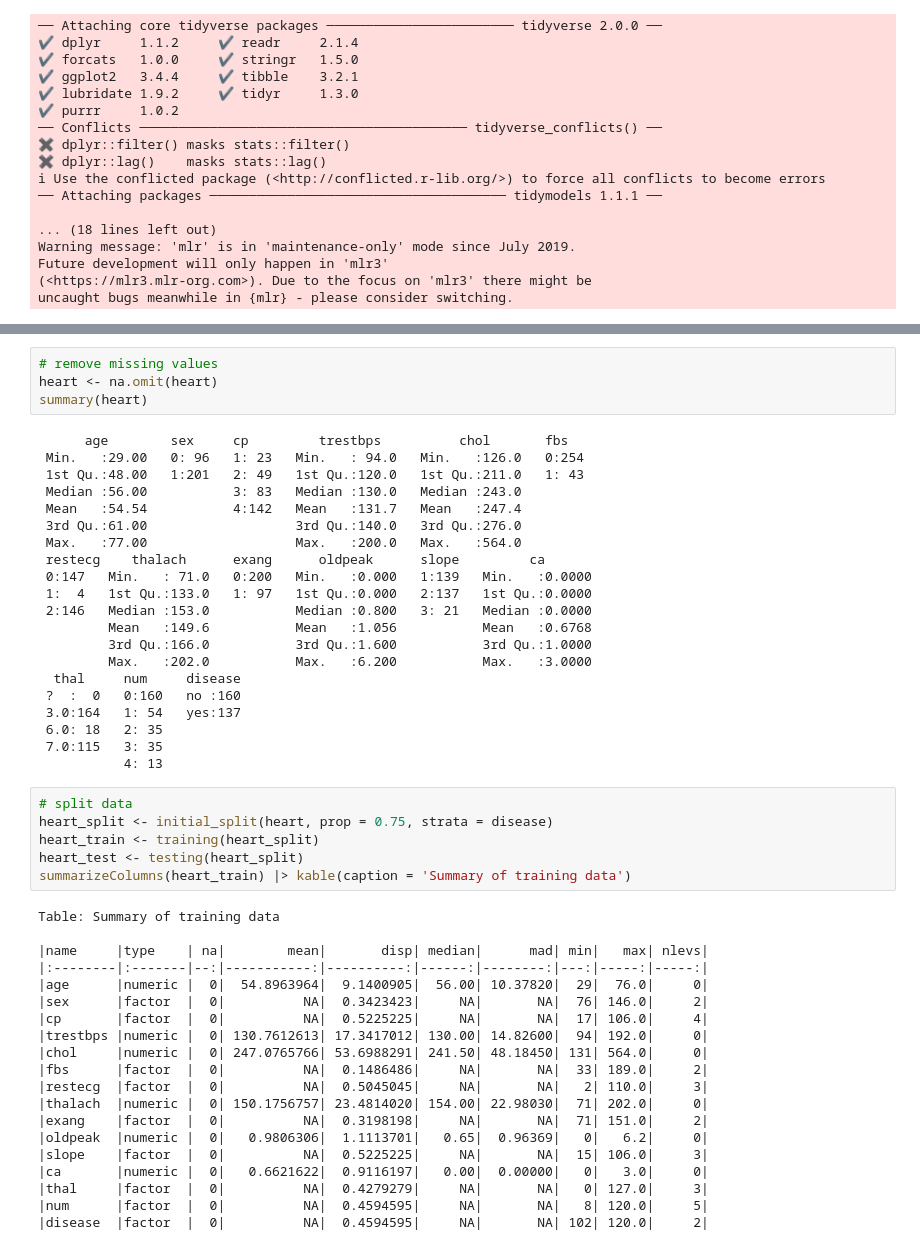
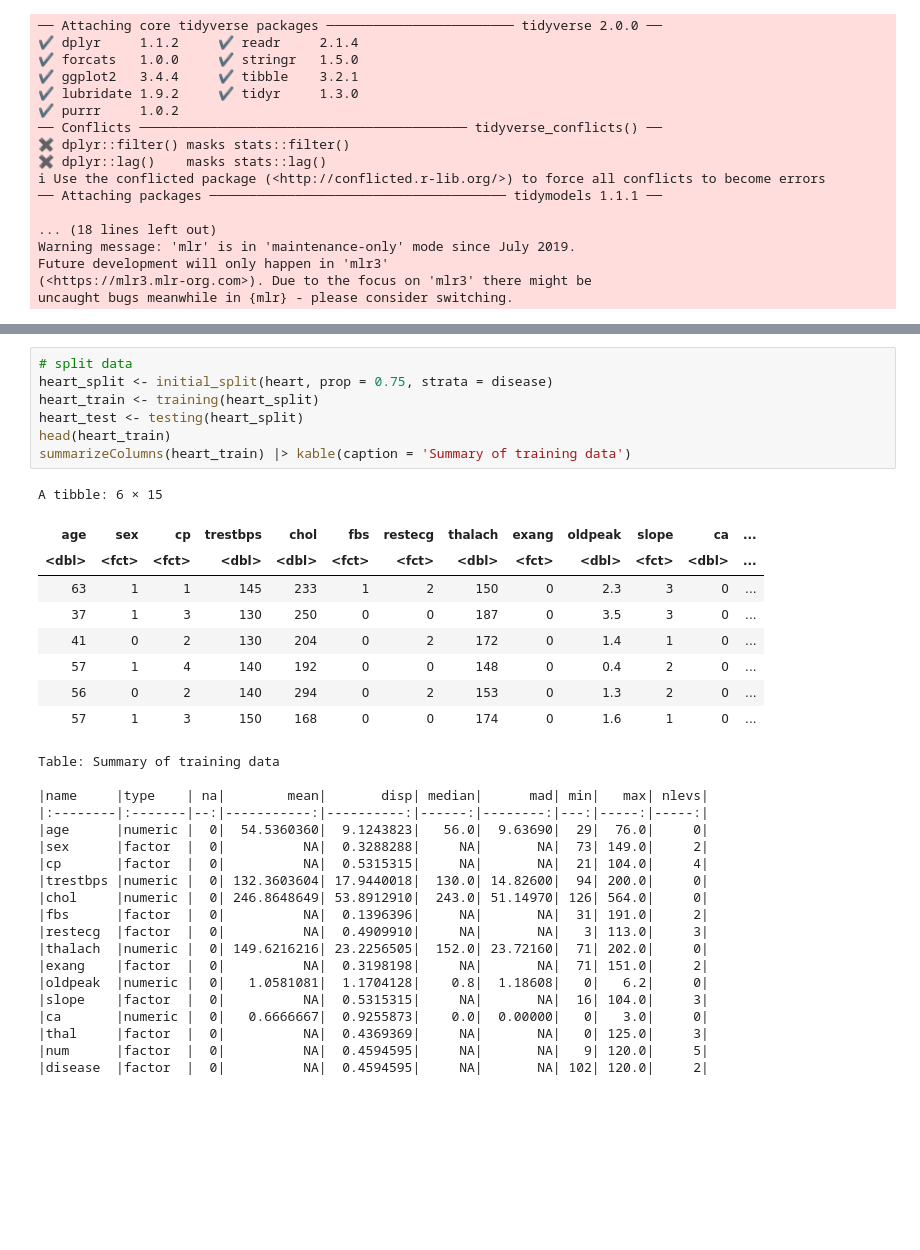
Before and after one commit to auraaaaura/dsci-100-2023-group-44, a Jupyter notebook: code part.ipynb, the cells around one changed output, grey strips where cells are left out. Drawn from its saved outputs; the diff is of its cells as text; blank space fills up the shorter version.

```diff
--- a/code part.ipynb
+++ b/code part.ipynb
@@ -61,54 +86,39 @@ A tibble: 6 × 15
-# %%
-# remove missing values
-heart <- na.omit(heart)
-summary(heart)
-# %% [output]
-      age        sex     cp         trestbps          chol       fbs
- Min.   :29.00   0: 96   1: 23   Min.   : 94.0   Min.   :126.0   0:254
- 1st Qu.:48.00   1:201   2: 49   1st Qu.:120.0   1st Qu.:211.0   1: 43
- Median :56.00           3: 83   Median :130.0   Median :243.0
- Mean   :54.54           4:142   Mean   :131.7   Mean   :247.4
- 3rd Qu.:61.00                   3rd Qu.:140.0   3rd Qu.:276.0
- Max.   :77.00                   Max.   :200.0   Max.   :564.0
- restecg    thalach      exang      oldpeak      slope         ca
- 0:147   Min.   : 71.0   0:200   Min.   :0.000   1:139   Min.   :0.0000
- 1:  4   1st Qu.:133.0   1: 97   1st Qu.:0.000   2:137   1st Qu.:0.0000
- 2:146   Median :153.0           Median :0.800   3: 21   Median :0.0000
-         Mean   :149.6           Mean   :1.056           Mean   :0.6768
-         3rd Qu.:166.0           3rd Qu.:1.600           3rd Qu.:1.0000
-         Max.   :202.0           Max.   :6.200           Max.   :3.0000
-  thal     num     disease
- ?  :  0   0:160   no :160
- 3.0:164   1: 54   yes:137
- 6.0: 18   2: 35
- 7.0:115   3: 35
-           4: 13
 # %%
 # split data
 heart_split <- initial_split(heart, prop = 0.75, strata = disease)
 heart_train <- training(heart_split)
 heart_test <- testing(heart_split)
+head(heart_train)
 summarizeColumns(heart_train) |> kable(caption = 'Summary of training data')
 # %% [output]
-Table: Summary of training data
-
-|name     |type    | na|        mean|       disp| median|      mad| min|   max| nlevs|
-|:--------|:-------|--:|-----------:|----------:|------:|--------:|---:|-----:|-----:|
-|age      |numeric |  0|  54.8963964|  9.1400905|  56.00| 10.37820|  29|  76.0|     0|
-|sex      |factor  |  0|          NA|  0.3423423|     NA|       NA|  76| 146.0|     2|
-|cp       |factor  |  0|          NA|  0.5225225|     NA|       NA|  17| 106.0|     4|
-|trestbps |numeric |  0| 130.7612613| 17.3417012| 130.00| 14.82600|  94| 192.0|     0|
-|chol     |numeric |  0| 247.0765766| 53.6988291| 241.50| 48.18450| 131| 564.0|     0|
-|fbs      |factor  |  0|          NA|  0.1486486|     NA|       NA|  33| 189.0|     2|
-|restecg  |factor  |  0|          NA|  0.5045045|     NA|       NA|   2| 110.0|     3|
-|thalach  |numeric |  0| 150.1756757| 23.4814020| 154.00| 22.98030|  71| 202.0|     0|
-|exang    |factor  |  0|          NA|  0.3198198|     NA|       NA|  71| 151.0|     2|
-|oldpeak  |numeric |  0|   0.9806306|  1.1113701|   0.65|  0.96369|   0|   6.2|     0|
-|slope    |factor  |  0|          NA|  0.5225225|     NA|       NA|  15| 106.0|     3|
-|ca       |numeric |  0|   0.6621622|  0.9116197|   0.00|  0.00000|   0|   3.0|     0|
-|thal     |factor  |  0|          NA|  0.4279279|     NA|       NA|   0| 127.0|     3|
-|num      |factor  |  0|          NA|  0.4594595|     NA|       NA|   8| 120.0|     5|
-|disease  |factor  |  0|          NA|  0.4594595|     NA|       NA| 102| 120.0|     2|
+A tibble: 6 × 15
+| age | sex | cp | trestbps | chol | fbs | restecg | thalach | exang | oldpeak | slope | ca | ... |
+| <dbl> | <fct> | <fct> | <dbl> | <dbl> | <fct> | <fct> | <dbl> | <fct> | <dbl> | <fct> | <dbl> | ... |
+| 63 | 1 | 1 | 145 | 233 | 1 | 2 | 150 | 0 | 2.3 | 3 | 0 | ... |
+| 37 | 1 | 3 | 130 | 250 | 0 | 0 | 187 | 0 | 3.5 | 3 | 0 | ... |
+| 41 | 0 | 2 | 130 | 204 | 0 | 2 | 172 | 0 | 1.4 | 1 | 0 | ... |
+| 57 | 1 | 4 | 140 | 192 | 0 | 0 | 148 | 0 | 0.4 | 2 | 0 | ... |
+| 56 | 0 | 2 | 140 | 294 | 0 | 2 | 153 | 0 | 1.3 | 2 | 0 | ... |
+| 57 | 1 | 3 | 150 | 168 | 0 | 0 | 174 | 0 | 1.6 | 1 | 0 | ... |
+Table: Summary of training data
+
+|name     |type    | na|        mean|       disp| median|      mad| min|   max| nlevs|
+|:--------|:-------|--:|-----------:|----------:|------:|--------:|---:|-----:|-----:|
+|age      |numeric |  0|  54.5360360|  9.1243823|   56.0|  9.63690|  29|  76.0|     0|
+|sex      |factor  |  0|          NA|  0.3288288|     NA|       NA|  73| 149.0|     2|
+|cp       |factor  |  0|          NA|  0.5315315|     NA|       NA|  21| 104.0|     4|
+|trestbps |numeric |  0| 132.3603604| 17.9440018|  130.0| 14.82600|  94| 200.0|     0|
+|chol     |numeric |  0| 246.8648649| 53.8912910|  243.0| 51.14970| 126| 564.0|     0|
+|fbs      |factor  |  0|          NA|  0.1396396|     NA|       NA|  31| 191.0|     2|
+|restecg  |factor  |  0|          NA|  0.4909910|     NA|       NA|   3| 113.0|     3|
+|thalach  |numeric |  0| 149.6216216| 23.2256505|  152.0| 23.72160|  71| 202.0|     0|
+|exang    |factor  |  0|          NA|  0.3198198|     NA|       NA|  71| 151.0|     2|
+|oldpeak  |numeric |  0|   1.0581081|  1.1704128|    0.8|  1.18608|   0|   6.2|     0|
+|slope    |factor  |  0|          NA|  0.5315315|     NA|       NA|  16| 104.0|     3|
+|ca       |numeric |  0|   0.6666667|  0.9255873|    0.0|  0.00000|   0|   3.0|     0|
+|thal     |factor  |  0|          NA|  0.4369369|     NA|       NA|   0| 125.0|     3|
+|num      |factor  |  0|          NA|  0.4594595|     NA|       NA|   9| 120.0|     5|
+|disease  |factor  |  0|          NA|  0.4594595|     NA|       NA| 102| 120.0|     2|
 # %%
 # data summary
 heart_summary <- heart_train |>
```
Also changed, not shown: parts of 10 cells of this notebook.
